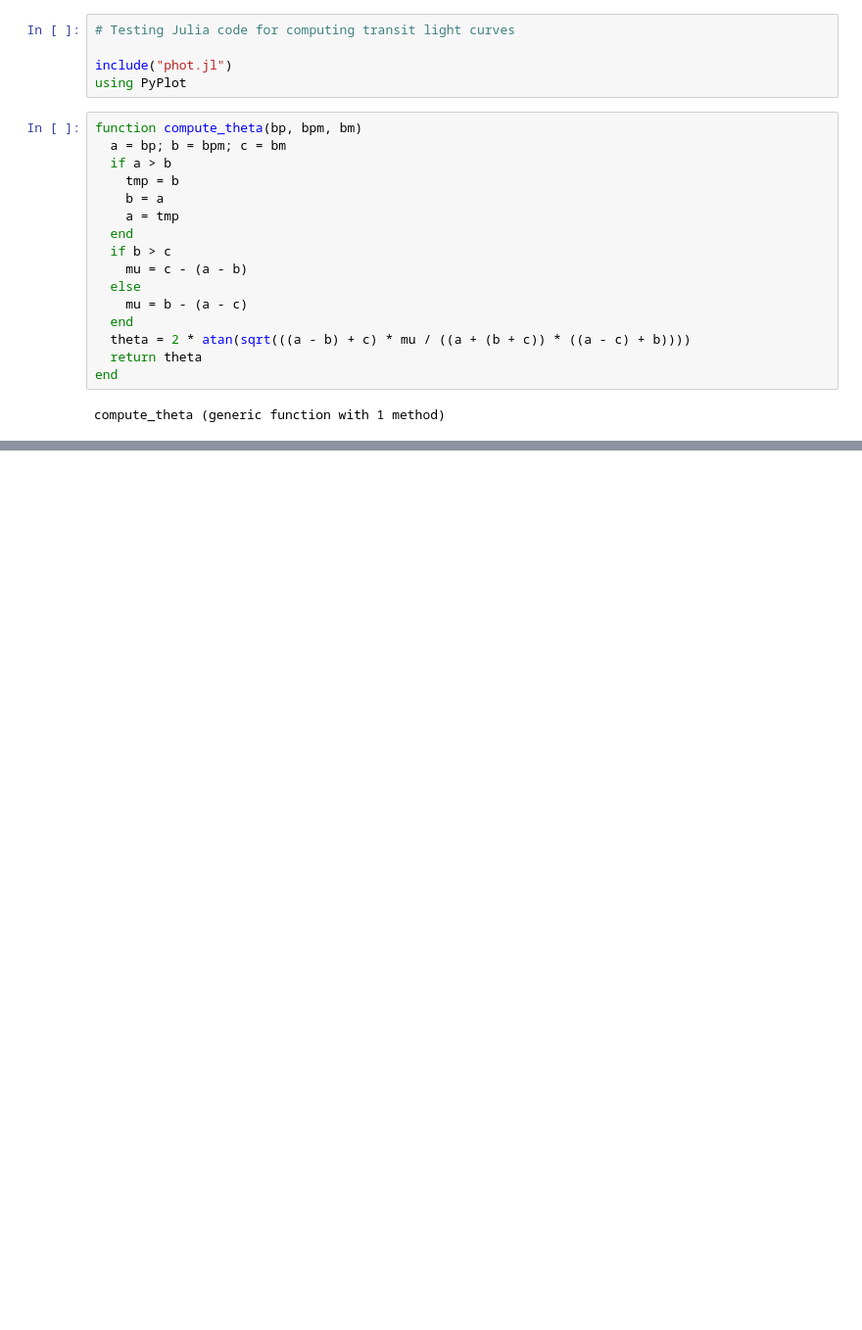
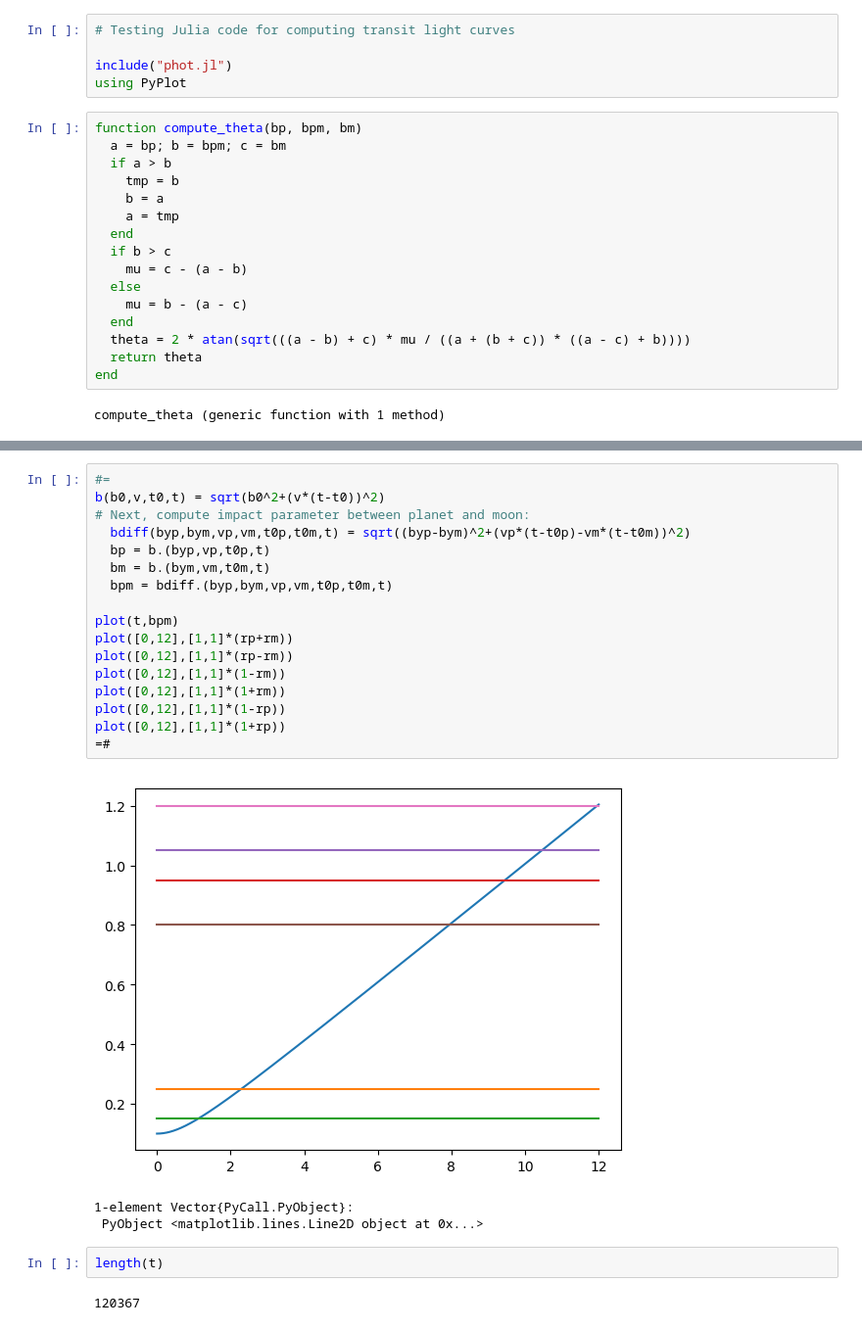
Before and after one commit to tagordon/elliptics, a Jupyter notebook: julia_src/Lightcurve_example_julia.ipynb, the cells around one changed output, grey strips where cells are left out. Shown: that part at 98% size. Drawn from its saved outputs; the diff is of its cells as text; blank space fills up the shorter version.

```diff
--- a/julia_src/Lightcurve_example_julia.ipynb
+++ b/julia_src/Lightcurve_example_julia.ipynb
@@ -57,0 +119,25 @@ end
+# %%
+#=
+b(b0,v,t0,t) = sqrt(b0^2+(v*(t-t0))^2)
+# Next, compute impact parameter between planet and moon:
+  bdiff(byp,bym,vp,vm,t0p,t0m,t) = sqrt((byp-bym)^2+(vp*(t-t0p)-vm*(t-t0m))^2)
+  bp = b.(byp,vp,t0p,t)
+  bm = b.(bym,vm,t0m,t)
+  bpm = bdiff.(byp,bym,vp,vm,t0p,t0m,t)
+
+plot(t,bpm)
+plot([0,12],[1,1]*(rp+rm))
+plot([0,12],[1,1]*(rp-rm))
+plot([0,12],[1,1]*(1-rm))
+plot([0,12],[1,1]*(1+rm))
+plot([0,12],[1,1]*(1-rp))
+plot([0,12],[1,1]*(1+rp))
+=#
+# %% [output]
+[figure, added]
+1-element Vector{PyCall.PyObject}:
+ PyObject <matplotlib.lines.Line2D object at 0x...>
+# %%
+length(t)
+# %% [output]
+120367
```
Also changed, not shown: parts of 6 cells of this notebook, 1 other file.
